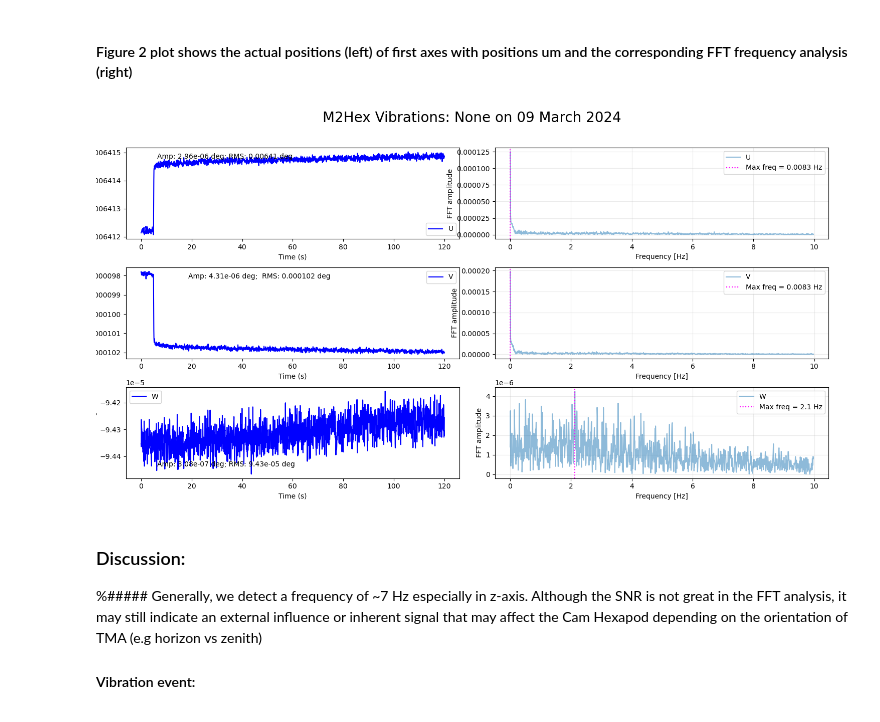
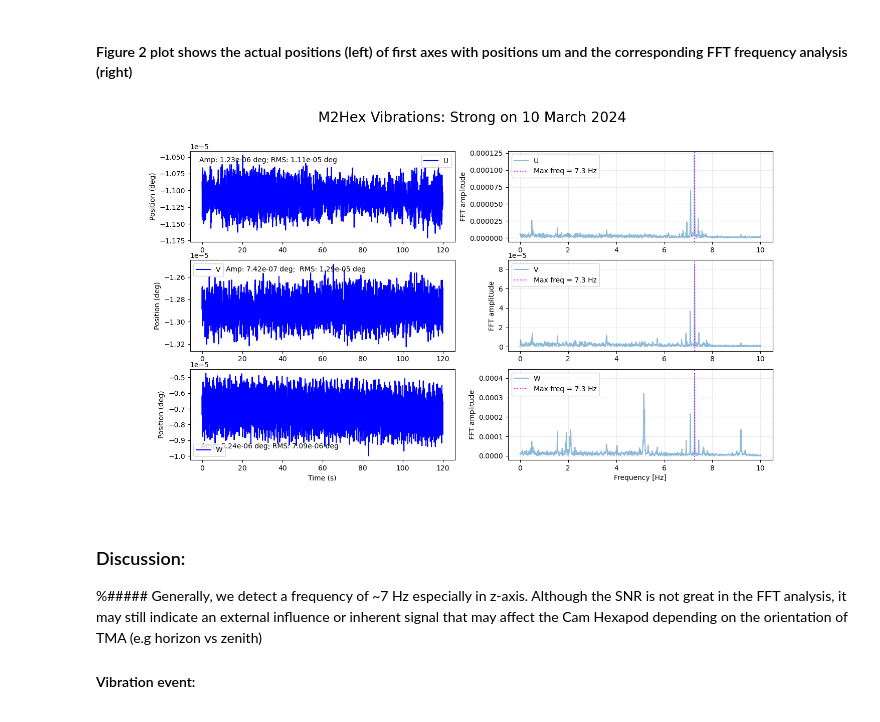
Before and after one commit to lsst-sitcom/notebooks_vandv, a Jupyter notebook: notebooks/tel_and_site/subsys_req_ver/tma/SITCOM-1486-TEA-MTM2Hexapods.ipynb, the cells around one changed output. Drawn from its saved outputs; the diff is of its cells as text; code cells hidden in the pictures.

Commit message:
plot adjustments

```diff
--- a/notebooks/tel_and_site/subsys_req_ver/tma/SITCOM-1486-TEA-MTM2Hexapods.ipynb
+++ b/notebooks/tel_and_site/subsys_req_ver/tma/SITCOM-1486-TEA-MTM2Hexapods.ipynb
@@ -221,16 +221,16 @@ def calculate_fft_ele(data1: DataFrame,
 #end = Time("2024-03-11T03:00:00Z", scale="utc", format="isot")
 
 # Zoom on strong vibrations
-#name="Strong"
-#event="10 March 2024"
-#start = Time("2024-03-10T03:00:00Z", scale="utc", format="isot")
-#end = Time("2024-03-10T03:02:00Z", scale="utc", format="isot")
+name="Strong"
+event="10 March 2024"
+start = Time("2024-03-10T03:00:00Z", scale="utc", format="isot")
+end = Time("2024-03-10T03:02:00Z", scale="utc", format="isot")
 
 # non-vibration time - 2 min of data to be consistent
-name="None"
-event="09 March 2024"
-start = Time("2024-03-09T10:00:00Z", scale="utc", format="isot")
-end = Time("2024-03-09T10:02:00Z", scale="utc", format="isot")
+#name="None"
+#event="09 March 2024"
+#start = Time("2024-03-09T10:00:20Z", scale="utc", format="isot")
+#end = Time("2024-03-09T10:02:20Z", scale="utc", format="isot")
 # %% [markdown]
 ### Initaite the EFD
 # %%
@@ -369,7 +369,7 @@ ax11 = fig2.add_subplot(gs2[1, 1])
 ax20 = fig2.add_subplot(gs2[2, 0])
 ax21 = fig2.add_subplot(gs2[2, 1])
 fig2.suptitle(f"M2Hex Vibrations: {name} on {event}", fontsize=20)
-fig2.tight_layout(pad=2)
+fig2.tight_layout(rect=[1,0,1,1])
 #plt.title("Position")
 
 ## Defining relative time in seconds -- Common to all the subplots
@@ -389,7 +389,7 @@ amp3=np.ptp(actual_position3) # Amplitude
 rms3=np.sqrt(np.mean(actual_position3**2)) # RMS
 
 ax00.plot(timestamps, actual_position3, "b")
-ax00.set_xlabel("Time (s)")
+#ax00.set_xlabel("Time (s)")
 ax00.set_ylabel("Position (deg)")
 ax00.legend([str(pos[3])])
 ax00.text(0.3, 0.9, f"Amp: {amp3:.3} deg; RMS: {rms3:.3} deg ", horizontalalignment='center',
@@ -404,7 +404,7 @@ ax01.axvline(max_freq3,
 ax01.grid(":", alpha=0.25)
     #print(f"Max freq: {max_freq}")
 ax01.set_ylabel("FFT amplitude")
-ax01.set_xlabel("Frequency [Hz]")
+#ax01.set_xlabel("Frequency [Hz]")
 ax01.legend()
 
 ######## V #################
@@ -416,7 +416,7 @@ amp4=np.ptp(actual_position4) # Amplitude
 rms4=np.sqrt(np.mean(actual_position4**2)) # RMS
 
 ax10.plot(timestamps, actual_position4, "b")
-ax10.set_xlabel("Time (s)")
+#ax10.set_xlabel("Time (s)")
 ax10.set_ylabel("Position (deg)")
 ax10.legend([str(pos[4])])
 ax10.text(0.4, 0.9, f"Amp: {amp4:.3} deg;  RMS: {rms4:.3} deg", horizontalalignment='center',
@@ -431,41 +431,41 @@ ax11.axvline(max_freq4,
 ax11.grid(":", alpha=0.25)
     #print(f"Max freq: {max_freq}")
 ax11.set_ylabel("FFT amplitude")
-ax11.set_xlabel("Frequency [Hz]")
+#ax11.set_xlabel("Frequency [Hz]")
 ax11.legend()
 
 ######## W #################
 
 #------------- Position Plot --------------
 actual_position5 = np.array(data[f"position5"])
 
 amp5=np.ptp(actual_position5) # Amplitude
 rms5=np.sqrt(np.mean(actual_position5**2)) # RMS
 
 ax20.plot(timestamps, actual_position5, "b")
 ax20.set_xlabel("Time (s)")
 ax20.set_ylabel("Position (deg)")
 ax20.legend([str(pos[5])])
 ax20.text(0.3, 0.15, f"Amp: {amp5:.3} deg; RMS: {rms5:.3} deg", horizontalalignment='center',
      verticalalignment='center', transform=ax20.transAxes)
 
 #------- Position FFT -------------------
 max_freq5, positive_freqs5, positive_fft5= calculate_fft_app(data, 5)
 
 ax21.plot(positive_freqs5, positive_fft5, label=str(pos[5]), alpha=0.5)
 ax21.axvline(max_freq5,
                 color='magenta', linestyle='dotted',
                 label=f"Max freq = {max_freq5:.2} Hz")
 ax21.grid(":", alpha=0.25)
     #print(f"Max freq: {max_freq}")
 ax21.set_ylabel("FFT amplitude")
 ax21.set_xlabel("Frequency [Hz]")
 ax21.legend()
 
 plt.savefig(f"plots/m2hex-position-uvw-{name}.png")
-plt.show()
+#plt.show()
 # %% [output]
-[figure, old version]
+[figure, new version]
 # %% [markdown]
 ### Discussion:
 
```
Also changed, not shown: parts of 3 cells of this notebook, 8 other files.
